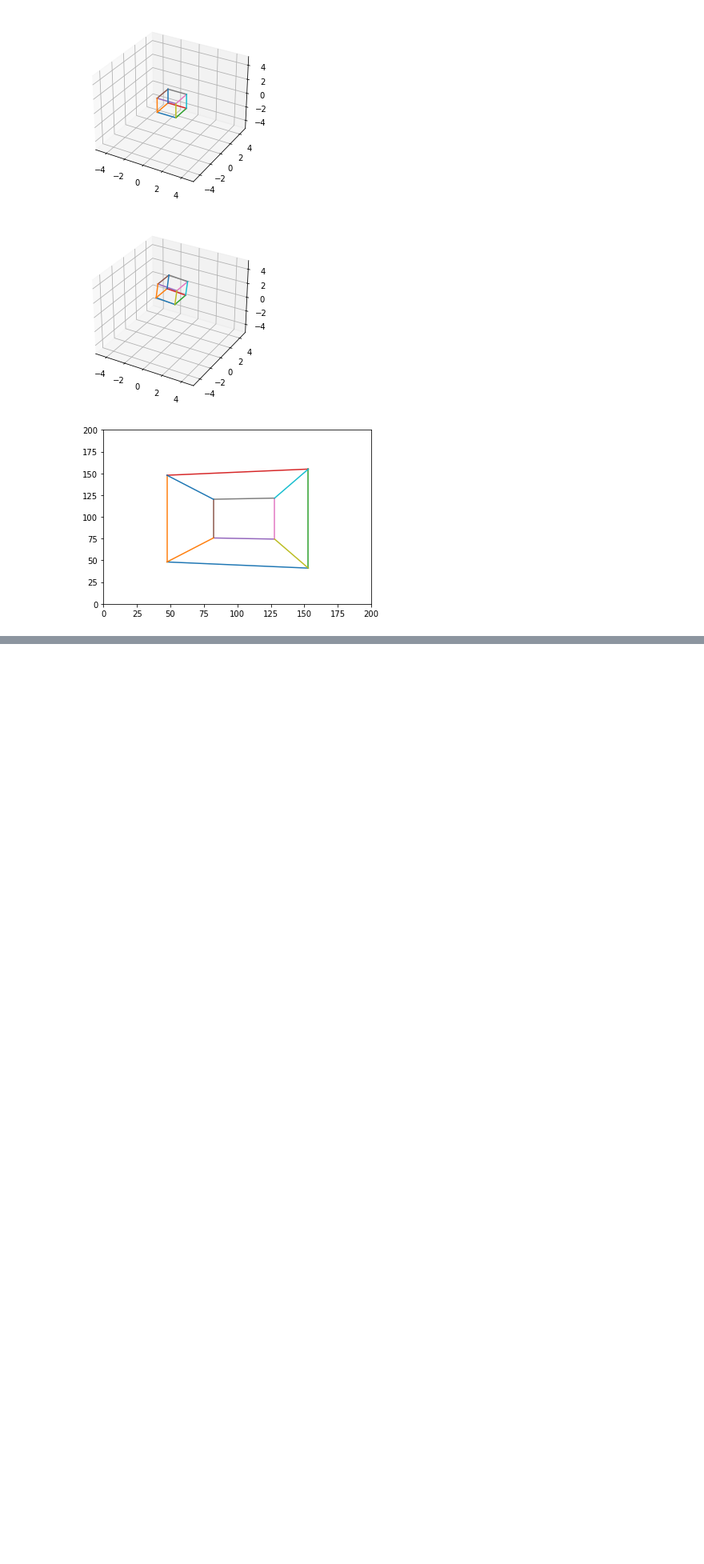
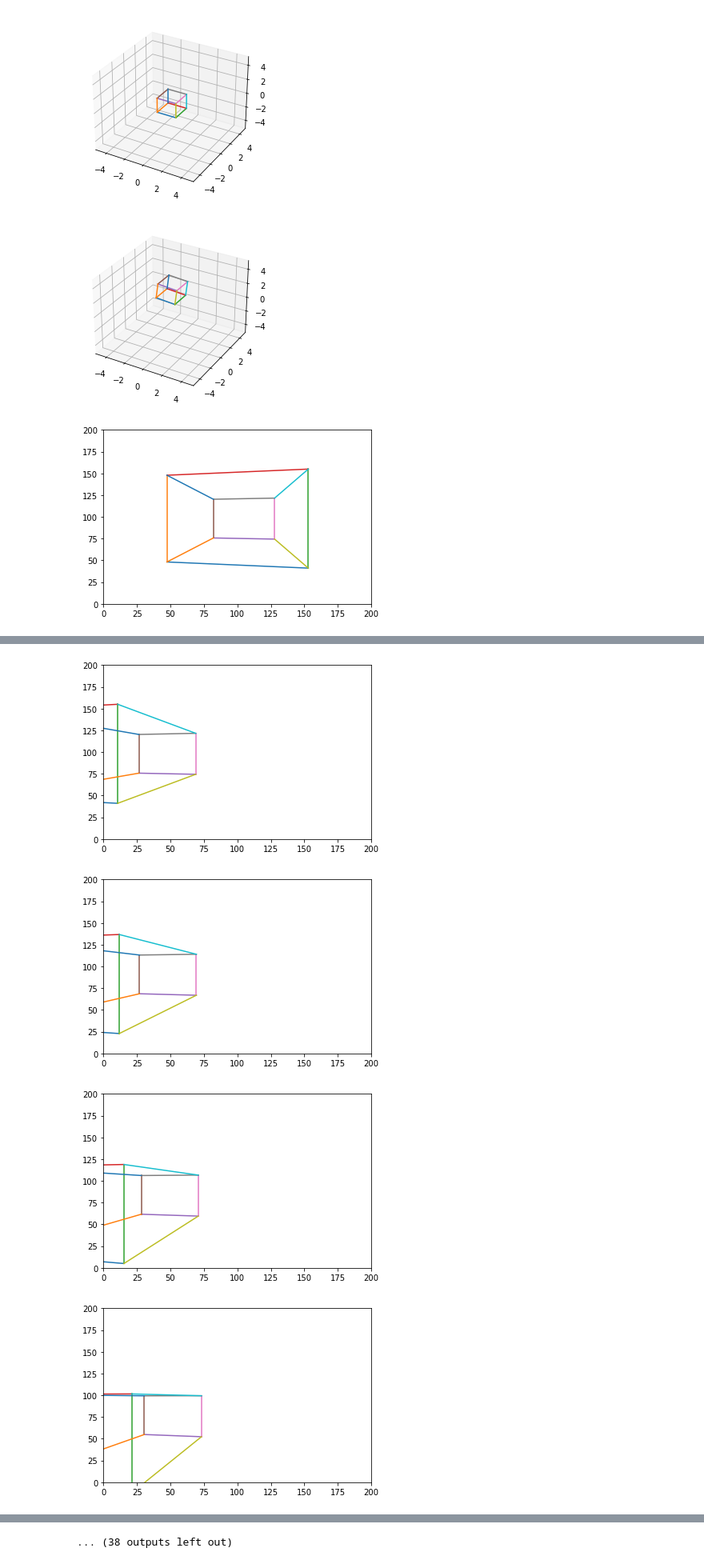
Before and after one commit to 2U1/ComputerVision, a Jupyter notebook: Assignment1/Renderer.ipynb, the cells around one changed output, grey strips where cells are left out. Shown at 80% size. Drawn from its saved outputs; the diff is of its cells as text; code cells hidden in the pictures; blank space fills up the shorter version.

```diff
--- a/Assignment1/Renderer.ipynb
+++ b/Assignment1/Renderer.ipynb
@@ -231,0 +245,46 @@ show_2d(p_coords, edges, size=(200, 200))
+# %%
+camera_positions = []
+
+for x,y,z in zip(camera_x, camera_y, camera_z):
+    temp = [x, y, z]
+    camera_positions.append(temp)
+
+camera_positions = np.array(camera_positions)
+# %%
+homogeneous_coord = to_homogeneous(corners) # Chaning the corner points to homogeneous coordination
+
+extrinsic_matricies = []
+for cp in camera_positions:
+    temp_mat = get_extrinsic_matrix(cp, camera_orientation)
+    extrinsic_matricies.append(temp_mat)
+extrinsic_matricies = np.array(extrinsic_matricies)
+
+instrinsic_matrix = get_instrinsic_matrix(f, s) # creating the instrinsic matrix
+# %%
+homogeneous_corners = []
+
+# Creating the pixel coordinates that are projected
+for ex in extrinsic_matricies:
+    temp_mat = []
+    for h in homogeneous_coord:
+        temp = instrinsic_matrix @ ex @ h
+        temp_mat.append(temp)
+    homogeneous_corners.append(np.array(temp_mat))
+
+homogeneous_corners = np.array(homogeneous_corners)
+
+
+p_coords = []
+for hc in homogeneous_corners:
+    p_coords.append(from_homogeneous(hc))
+p_coords = np.array(p_coords)
+# %%
+p_coords = p_coords * 200
+# %%
+for p in p_coords:
+    show_2d(p, edges, size=(200,200))
+# %% [output]
+[figure, added]
+[figure, added]
+[figure, added]
+[figure, added]
@@ -231,0 +299 @@ show_2d(p_coords, edges, size=(200, 200))
+... (38 outputs left out)
```
Also changed, not shown: parts of 5 cells of this notebook.
